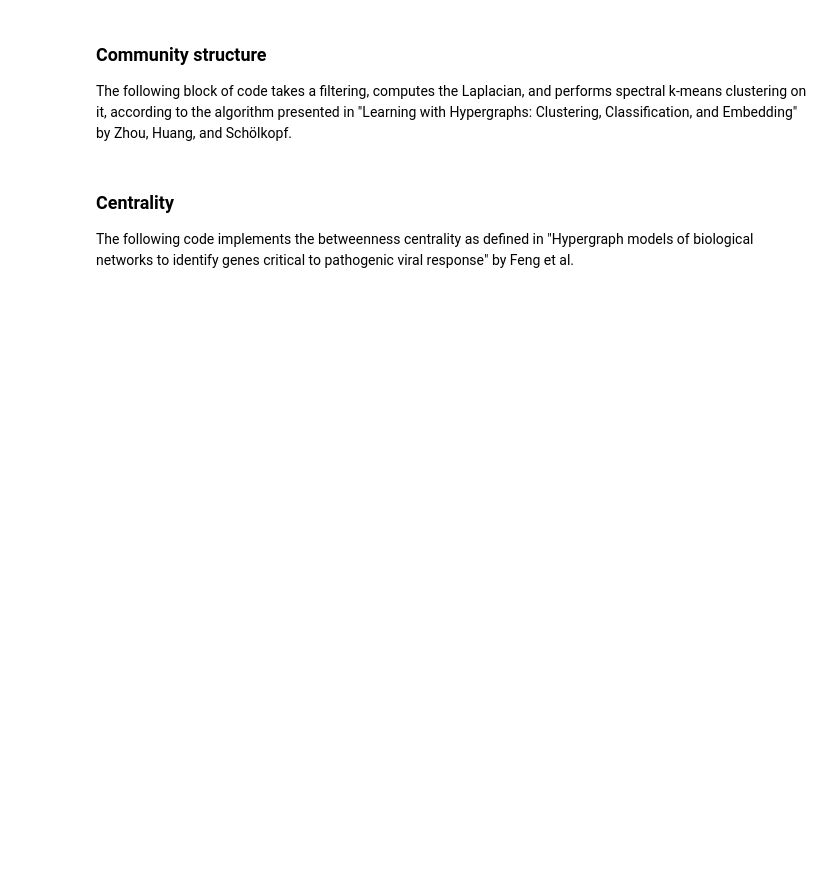
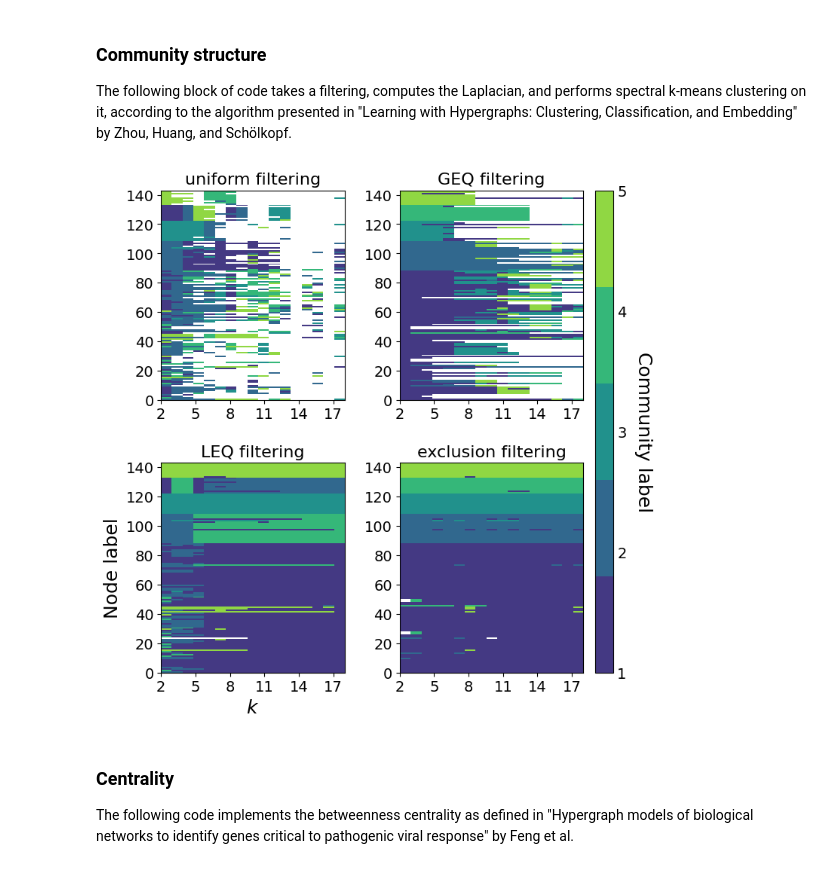
Before and after one commit to nwlandry/filtering-higher-order-datasets, a Jupyter notebook: filtering_notebook.ipynb, the cells around one changed output. Drawn from its saved outputs; the diff is of its cells as text; code cells hidden in the pictures; blank space fills up the shorter version.

Commit message:
add data

```diff
--- a/filtering_notebook.ipynb
+++ b/filtering_notebook.ipynb
@@ -35,14 +37,14 @@ We load all the datasets in this study from the [xgi-data repository](https://gi
 # %%
 # Load dataset
 
-# dataset_name = "email-enron"
+dataset_name = "email-enron"
 # dataset_name = "email-eu"
 # dataset_name = "disgenenet"
 # dataset_name = "diseasome"
 # dataset_name = "contact-primary-school"
-dataset_name = "contact-high-school"
+# dataset_name = "contact-high-school"
 
-dataset = xgi.load_xgi_data(dataset_name)
+dataset = xgi.load_xgi_data(dataset_name, max_order=17)
 # %% [markdown]
 ### Cleaning the dataset
 
@@ -581,6 +610,7 @@ except:
         output_file.write(datastring)
 # %%
 # plot the community labels for each of the four filterings.
+custom_palette = ListedColormap(sns.color_palette("viridis", m[dataset_name]).as_hex())
 tick_fontsize = 14
 axis_label_fontsize = 18
 legend_fontsize = 16
@@ -613,6 +643,7 @@ colorbar_skip = {
 
 fig = plt.figure(figsize=(8, 8))
 
+
 for i, label in enumerate(filterings):
     plt.subplot(2, 2, i + 1)
     plt.title(f"{label} filtering", fontsize=title_fontsize)
@@ -628,36 +659,39 @@ for i, label in enumerate(filterings):
         aspect="auto",
         interpolation="none",
         rasterized=True,
+        cmap=custom_palette,
     )
     plt.xticks(
         filtering_parameters[:: xtick_skip[dataset_name]], fontsize=tick_fontsize
     )
     plt.yticks(nodes[:: ytick_skip[dataset_name]], fontsize=tick_fontsize)
 
     if i == 2:
         plt.xlabel(r"$k$", fontsize=axis_label_fontsize)
         plt.ylabel("Node label", fontsize=axis_label_fontsize)
 
 fig.subplots_adjust(bottom=0.15, top=0.95, left=0.1, right=0.8, wspace=0.3, hspace=0.3)
 cbar_ax = fig.add_axes([0.82, 0.15, 0.03, 0.8])
 cbar = fig.colorbar(im, cax=cbar_ax)
 # xtick_skip = 1
 cbar.set_ticks([i for i in range(m[dataset_name])][:: colorbar_skip[dataset_name]])
 cbar.set_ticklabels(
     [i + 1 for i in range(m[dataset_name])][:: colorbar_skip[dataset_name]]
 )
 cbar.ax.tick_params(labelsize=tick_fontsize, length=0)
 cbar.set_label(
     r"Community label", fontsize=colorbar_fontsize, rotation=270, labelpad=25
 )
 
 plt.savefig(
     f"Figures/{dataset_name}_zhou_communities.pdf", dpi=1000, bbox_inches="tight"
 )
 plt.savefig(
     f"Figures/{dataset_name}_zhou_communities.png", dpi=1000, bbox_inches="tight"
 )
 plt.show()
+# %% [output]
+[figure, added]
 # %% [markdown]
 ### Centrality
 
```
Also changed, not shown: parts of 8 cells of this notebook, 12 other files.
